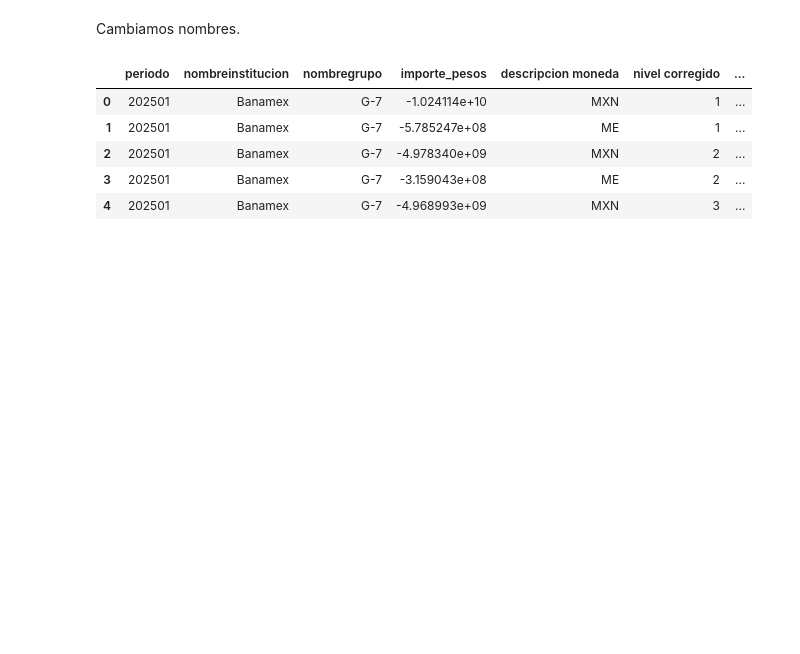
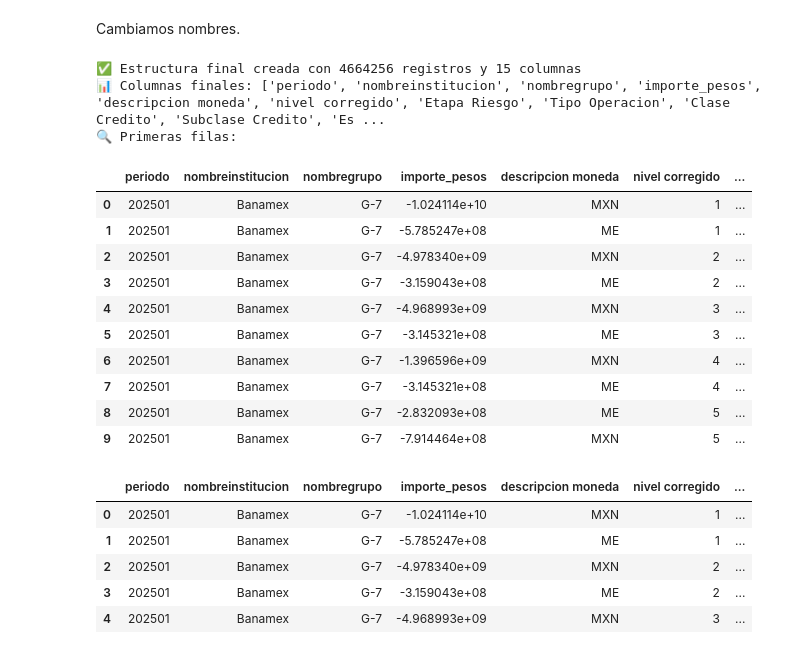
Before and after one commit to SebasFru/Terminal-de-Economia., a Jupyter notebook: Proyecto_Final_Eco.ipynb, the cells around one changed output. Saved outputs shown, nothing was run; the diff lists cells and outputs as text; code cells hidden in the pictures; blank space fills up the shorter version.

```diff
--- a/Proyecto_Final_Eco.ipynb
+++ b/Proyecto_Final_Eco.ipynb
@@ -287,35 +425,62 @@ nuevo_orden = [
     'nombregrupo',
     'importe_pesos',
     'descripcion moneda',
     'nivel corregido',
+    'Agregado Total',
     'Etapa Riesgo',
     'Tipo Operacion',
     'Clase Credito',
     'Subclase Credito',
     'Especificacion Producto',
+    'Subtipo Operacion',
     'Calificacion Riesgo',
-    'Piso Minimo'
+    'Piso Minimo',
+    'Categoria Especial'
 ]
 
 # Diccionario para renombrar las columnas
 nuevos_nombres = {
     'descripcion_moneda': 'descripcion moneda',
     'nivel_corregido': 'nivel corregido',
+    'Agregado_Total': 'Agregado Total',
     'Etapa_Riesgo': 'Etapa Riesgo',
     'Tipo_Operacion': 'Tipo Operacion',
     'Clase_Credito': 'Clase Credito',
     'Subclase_Credito': 'Subclase Credito',
     'Especificacion_Producto': 'Especificacion Producto',
+    'Subtipo_Operacion': 'Subtipo Operacion',
     'Calificacion_Riesgo': 'Calificacion Riesgo',
-    'Piso_Minimo': 'Piso Minimo'
+    'Piso_Minimo': 'Piso Minimo',
+    'Categoria_Especial': 'Categoria Especial'
 }
 
 # Aplicar los cambios
 df_final = df_resultado.rename(columns=nuevos_nombres)
 
 # Reordenar las columnas (solo incluyendo las que existan)
 columnas_finales = [col for col in nuevo_orden if col in df_final.columns]
 df_final = df_final[columnas_finales]
+
+# Mostrar información del resultado
+print(f"✅ Estructura final creada con {len(df_final)} registros y {len(df_final.columns)} columnas")
+print(f"📊 Columnas finales: {list(df_final.columns)}")
+print(f"🔍 Primeras filas:")
+display(df_final.head(10))
+# %% [output]
+✅ Estructura final creada con 4664256 registros y 15 columnas
+📊 Columnas finales: ['periodo', 'nombreinstitucion', 'nombregrupo', 'importe_pesos', 'descripcion moneda', 'nivel corregido', 'Etapa Riesgo', 'Tipo Operacion', 'Clase Credito', 'Subclase Credito', 'Es ...
+🔍 Primeras filas:
+|  | periodo | nombreinstitucion | nombregrupo | importe_pesos | descripcion moneda | nivel corregido | ... |
+| 0 | 202501 | Banamex | G-7 | -1.024114e+10 | MXN | 1 | ... |
+| 1 | 202501 | Banamex | G-7 | -5.785247e+08 | ME | 1 | ... |
+| 2 | 202501 | Banamex | G-7 | -4.978340e+09 | MXN | 2 | ... |
+| 3 | 202501 | Banamex | G-7 | -3.159043e+08 | ME | 2 | ... |
+| 4 | 202501 | Banamex | G-7 | -4.968993e+09 | MXN | 3 | ... |
+| 5 | 202501 | Banamex | G-7 | -3.145321e+08 | ME | 3 | ... |
+| 6 | 202501 | Banamex | G-7 | -1.396596e+09 | MXN | 4 | ... |
+| 7 | 202501 | Banamex | G-7 | -3.145321e+08 | ME | 4 | ... |
+| 8 | 202501 | Banamex | G-7 | -2.832093e+08 | ME | 5 | ... |
+| 9 | 202501 | Banamex | G-7 | -7.914464e+08 | MXN | 5 | ... |
 # %%
 df_final.head(5)
 # %% [output]
```
Also changed, not shown: parts of 87 cells of this notebook.
